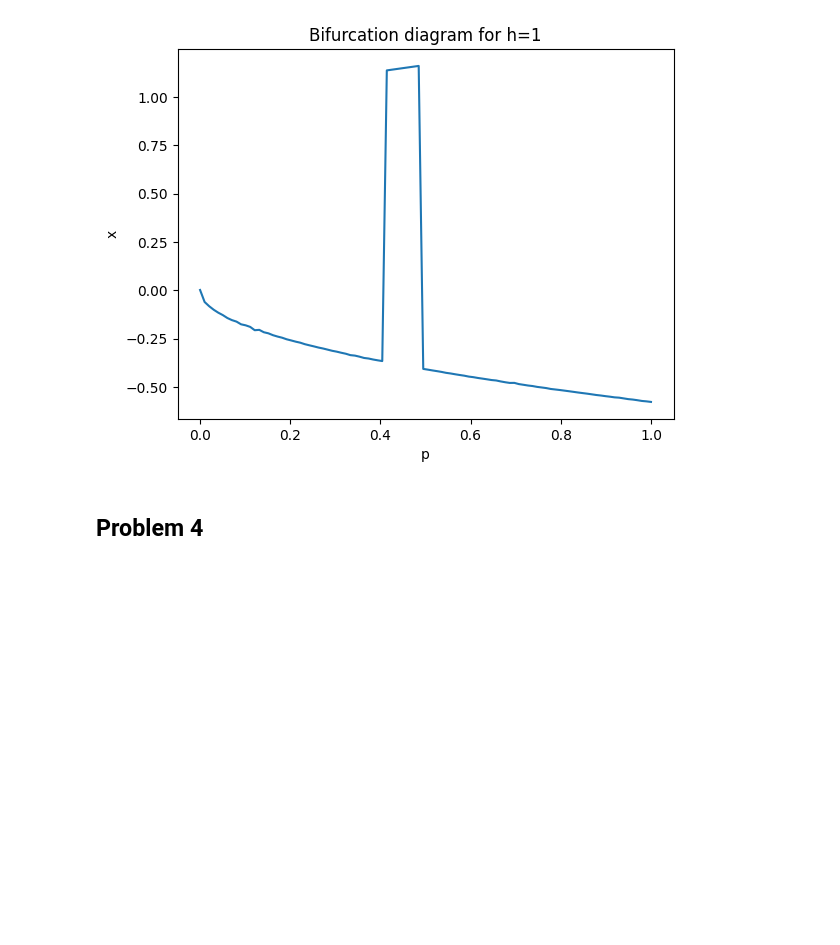
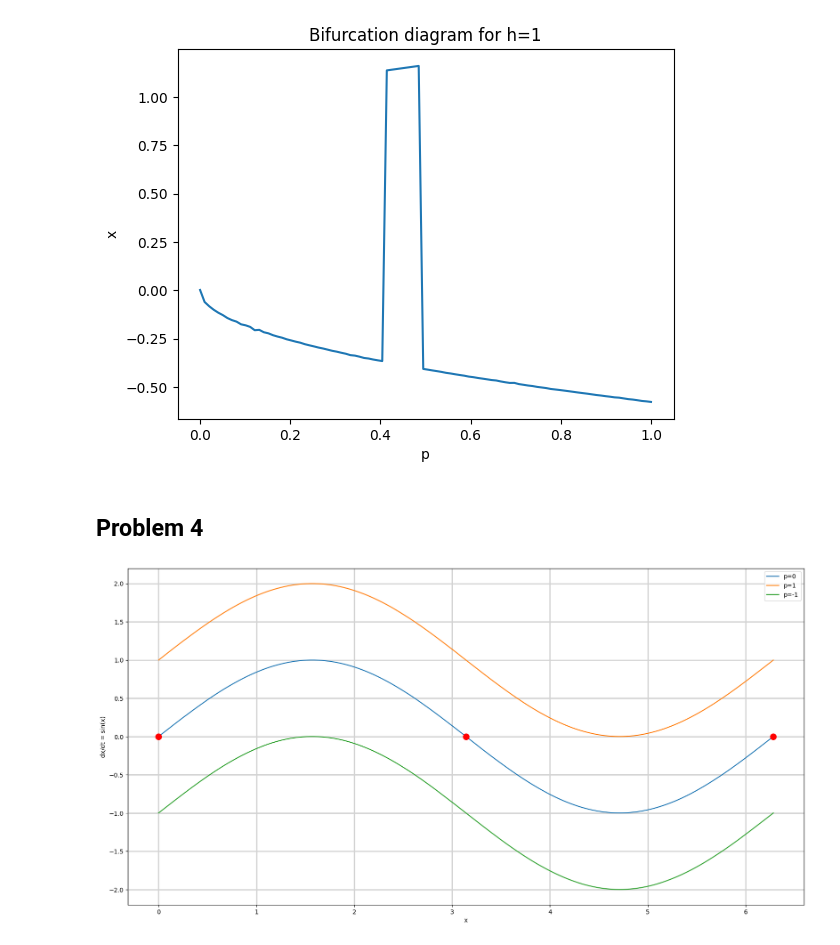
Before and after one commit to corinnawegner/Physics_of_complex_systems, a Jupyter notebook: Assignment 3/Assignment_3_Corinna_Wegner.ipynb, the cells around one changed output. Drawn from its saved outputs; the diff is of its cells as text; code cells hidden in the pictures; blank space fills up the shorter version.

Commit message:
Problem 4

```diff
--- a/Assignment 3/Assignment_3_Corinna_Wegner.ipynb
+++ b/Assignment 3/Assignment_3_Corinna_Wegner.ipynb
@@ -199,16 +201,18 @@ Text(0.5, 1.0, 'Bifurcation diagram for h=1')
 # %%
 y = np.linspace(0,2*np.pi,1000)
 fig, ax = plt.subplots(figsize=(20, 10))
 ax.plot(y, np.sin(y), label = "p=0")
 ax.plot(y, np.sin(y)+1, label = "p=1")
 ax.plot(y, np.sin(y)-1, label = "p=-1")
 ax.grid(color='lightgrey', linestyle='-', linewidth=2)
 ax.set_xlabel("x")
-ax.set_ylabel("dx/dt = sin(x)")
+ax.set_ylabel("dx/dt = sin(x)+p")
 ax.legend()
-ax.set_title("")
+ax.set_title("Problem 4a): A dinamical system on a circle")
 
 fixed_points = [k*np.pi for k in range(3)]
 for f in fixed_points:
     b = -1 if f<5 else 1
     ax.plot([f], [0], 'ro', markersize = 10)
+# %% [output]
+[figure, added]
```
Also changed, not shown: parts of 6 cells of this notebook.
